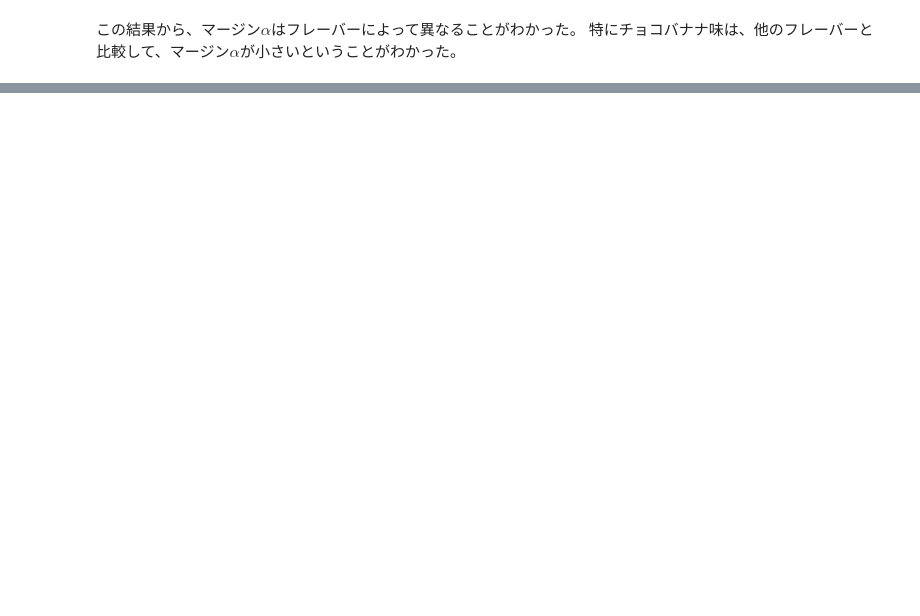
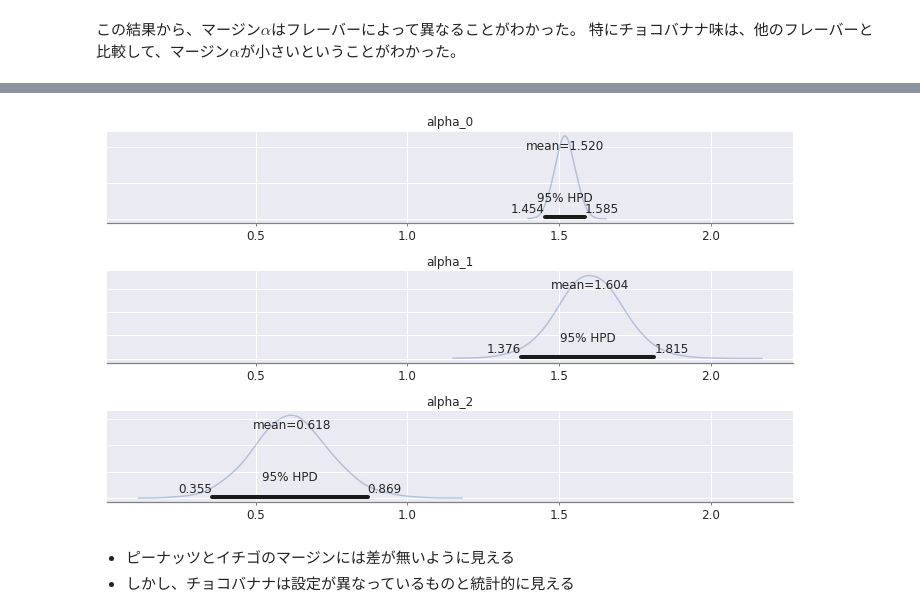
Before and after one commit to tok41/SeminarChocoBall, a Jupyter notebook: estimate_net_weight/estimate-net-weight.ipynb, the cells around one changed output, grey strips where cells are left out. Cells and saved outputs as stored; diff of their text form; code cells hidden in the pictures; blank space fills up the shorter version.

```diff
--- a/estimate_net_weight/estimate-net-weight.ipynb
+++ b/estimate_net_weight/estimate-net-weight.ipynb
@@ -299,0 +421,14 @@ plt.savefig('posterior_weight_diff.png')
+# %%
+with pm.Model() as comparing_weight_h:
+    # 階層事前分布
+    am = pm.Normal('am', mu=0, sd=10)
+    asd = pm.HalfNormal('asd', sd=10)
+    ssd = pm.HalfNormal('ssd', sd=10)
+    # 事前分布
+    alpha = pm.Normal('alpha', mu=am, sd=asd, shape=len(set(taste_idx)))
+    mu = pm.Deterministic('mu', spec_lst[taste_idx]+alpha[taste_idx])
+    sds = pm.HalfNormal('sds', sd=ssd, shape=len(set(taste_idx)))
+    # 重量モデル
+    weights = pm.Normal('weights', mu=mu, sd=sds[taste_idx], observed=d_weight)
+
+    trace_wh = pm.sample(5000, chains=2)
@@ -299,0 +467,12 @@ plt.savefig('posterior_weight_diff.png')
+# %%
+fig = plt.figure(figsize=(10, 6))
+ax = fig.subplots(3, 1, sharex=True)
+
+pm.plot_posterior(trace_wh, varnames=['alpha'],
+                  kde_plot=True, alpha_level=0.05, ax=ax)
+plt.savefig('posterior_weight_diff_hi.png')
+# %% [output]
+[figure, added]
+# %% [markdown]
+- ピーナッツとイチゴのマージンには差が無いように見える
+- しかし、チョコバナナは設定が異なっているものと統計的に見える
```
Also changed, not shown: parts of 21 cells of this notebook, 4 other files.
